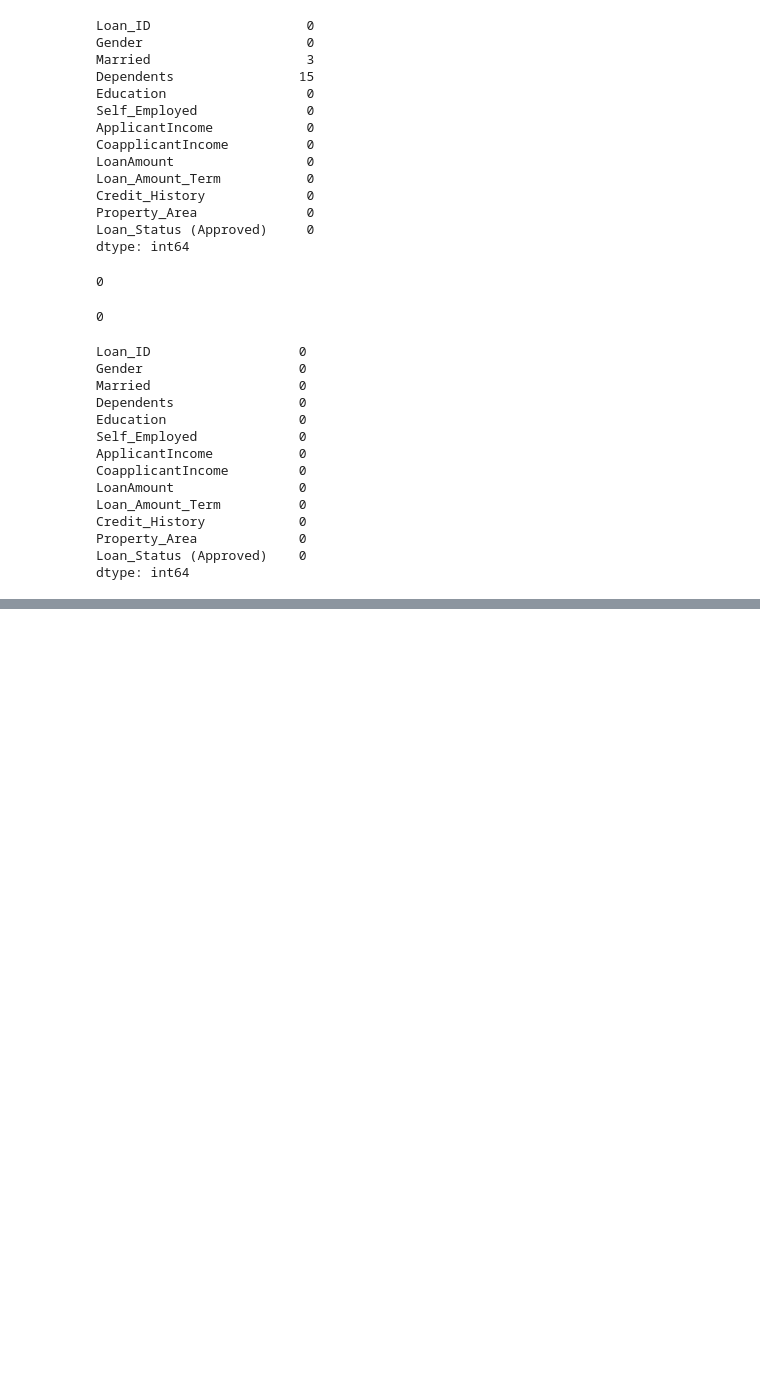
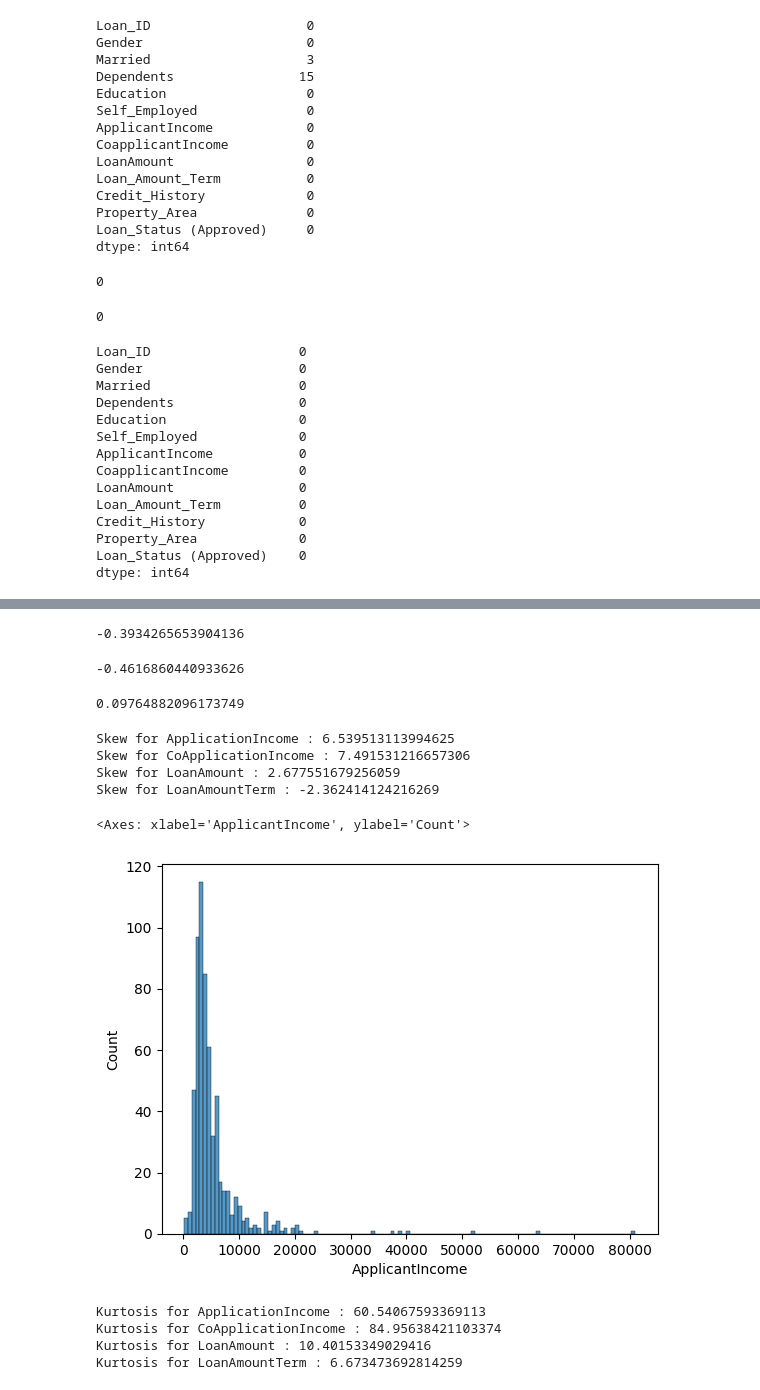
Before and after one commit to leelamadhav07/DataAnalysis-, a Jupyter notebook: statistics.ipynb, the cells around one changed output, grey strips where cells are left out. Saved outputs shown, nothing was run; the diff lists cells and outputs as text; code cells hidden in the pictures; blank space fills up the shorter version.

```diff
--- a/statistics.ipynb
+++ b/statistics.ipynb
@@ -228,0 +278,17 @@ dtype: int64
+# %%
+z3 = (3000 - m)/s
+
+print(z3)
+# %% [output]
+-0.3934265653904136
+# %%
+z4 = (2583 - m)/s
+
+print(z4)
+# %% [output]
+-0.4616860440933626
+# %%
+z5 = (6000 - m)/s
+print(z5)
+# %% [output]
+0.09764882096173749
@@ -228,0 +327,41 @@ dtype: int64
+# %%
+# Step-4 : Checking Distribution of Data
+# skewness = Tells Symmetry of Data
+# 0 -> Perfectly Symmetric
+# >0 -> Right Skewed (Tail on Right)
+# <0 -> Left Skewed (Tail on Left)
+
+
+
+# Outlier Removal = Removing Spoiled Apples
+# Skewness and Kurtosis = Checking apple shape and quality
+
+print("Skew for ApplicationIncome :",stat['ApplicantIncome'].skew())
+print("Skew for CoApplicationIncome :",stat['CoapplicantIncome'].skew())
+print("Skew for LoanAmount :",stat['LoanAmount'].skew())
+print("Skew for LoanAmountTerm :",stat['Loan_Amount_Term'].skew())
+# %% [output]
+Skew for ApplicationIncome : 6.539513113994625
+Skew for CoApplicationIncome : 7.491531216657306
+Skew for LoanAmount : 2.677551679256059
+Skew for LoanAmountTerm : -2.362414124216269
+# %%
+sns.histplot(stat['ApplicantIncome'])
+# %% [output]
+<Axes: xlabel='ApplicantIncome', ylabel='Count'>
+[figure, added]
+# %%
+# Kurtosis = Tells How sharp or flat the data is.
+# 0 -> Perfectly Flat
+# >0 -> Leptokurtic (High peakedness)
+# <0 -> Platykurtic (Low peakedness)
+
+print("Kurtosis for ApplicationIncome :",stat['ApplicantIncome'].kurtosis())
+print("Kurtosis for CoApplicationIncome :",stat['CoapplicantIncome'].kurtosis())
+print("Kurtosis for LoanAmount :",stat['LoanAmount'].kurtosis())
+print("Kurtosis for LoanAmountTerm :",stat['Loan_Amount_Term'].kurtosis())
+# %% [output]
+Kurtosis for ApplicationIncome : 60.54067593369113
+Kurtosis for CoApplicationIncome : 84.95638421103374
+Kurtosis for LoanAmount : 10.40153349029416
+Kurtosis for LoanAmountTerm : 6.673473692814259
```
Also changed, not shown: parts of 32 cells of this notebook, 1 other file.
